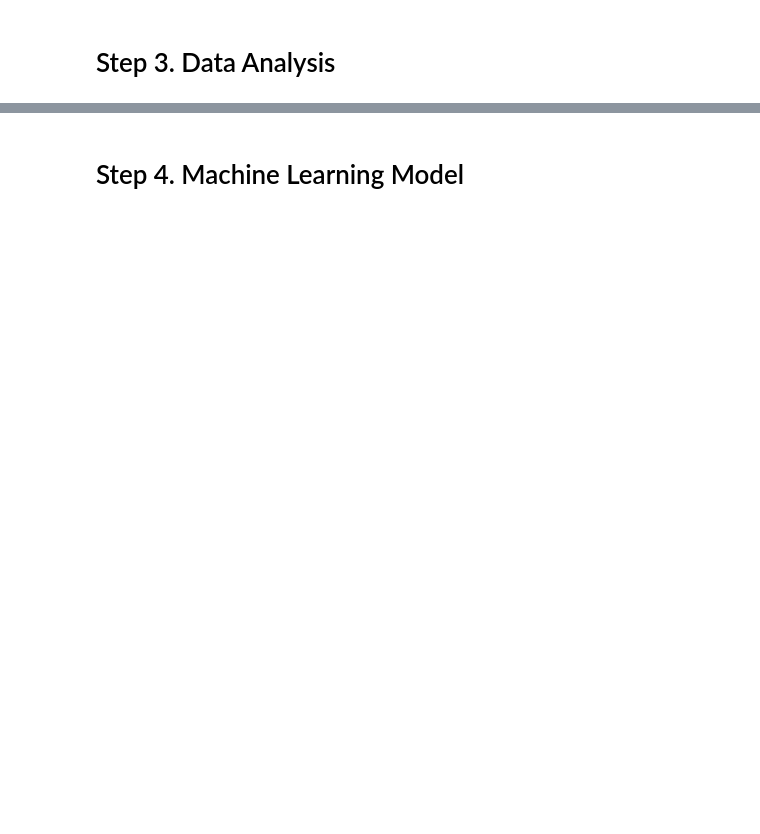
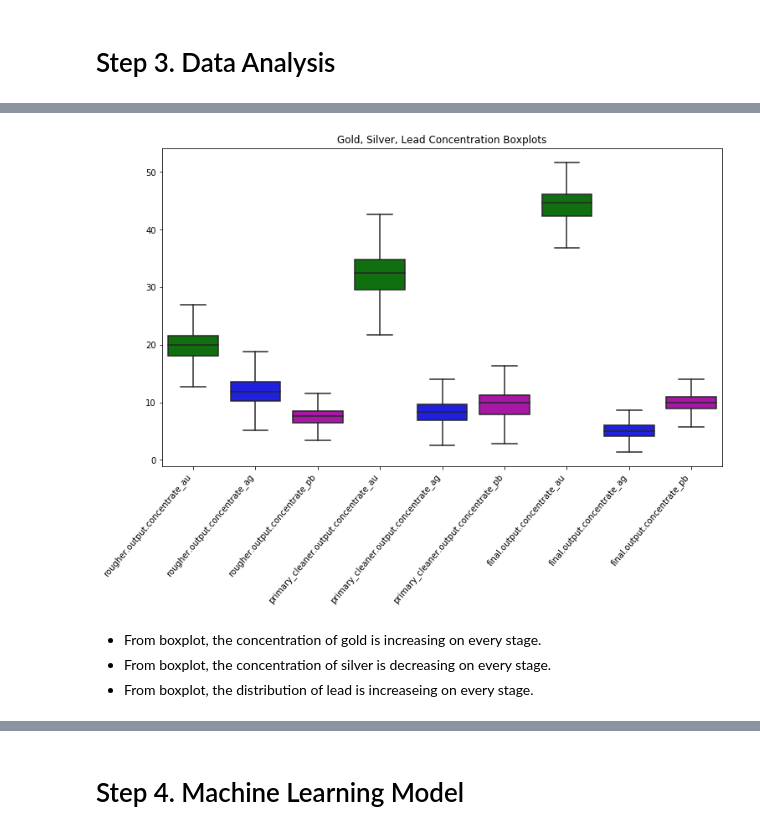
Before and after one commit to rainbowmoonlight/Yandex_Practicum_Projects, a Jupyter notebook: 09 Gold Recovery ML Prediction/Gold Recovery Prediction Machine Learning.ipynb, the cells around one changed output, grey strips where cells are left out. Saved outputs shown, nothing was run; the diff lists cells and outputs as text; code cells hidden in the pictures; blank space fills up the shorter version.

```diff
--- a/09 Gold Recovery ML Prediction/Gold Recovery Prediction Machine Learning.ipynb
+++ b/09 Gold Recovery ML Prediction/Gold Recovery Prediction Machine Learning.ipynb
@@ -490,0 +593,6 @@ mae(target, calculated)
+# %%
+columns = []
+for stage in stages:
+    for metal in metals:
+        columns.append(stage[0]+metal[0])
+columns
@@ -490,0 +609,23 @@ mae(target, calculated)
+# %%
+df_au_ag_pb = df_full[columns]
+# %%
+def colorize(col):
+    if "_au" in col: return 'g'
+    elif "_ag" in col: return 'b'
+    else: return 'm'
+color = {col:colorize(col) for col in columns}
+# %%
+plt.figure(figsize=(12, 7))
+plt.title('Gold, Silver, Lead Concentration Boxplots')
+boxplot_chart = sns.boxplot(data=df_au_ag_pb,
+                            showfliers = False, palette=color)
+boxplot_chart.set_xticklabels(boxplot_chart.get_xticklabels(),
+                              rotation=50,
+                              horizontalalignment='right')
+plt.show()
+# %% [output]
+[figure, added]
+# %% [markdown]
+- From boxplot, the concentration of gold is increasing on every stage.
+- From boxplot, the concentration of silver is decreasing on every stage.
+- From boxplot, the distribution of lead is increaseing on every stage.
```
Also changed, not shown: parts of 55 cells of this notebook.
